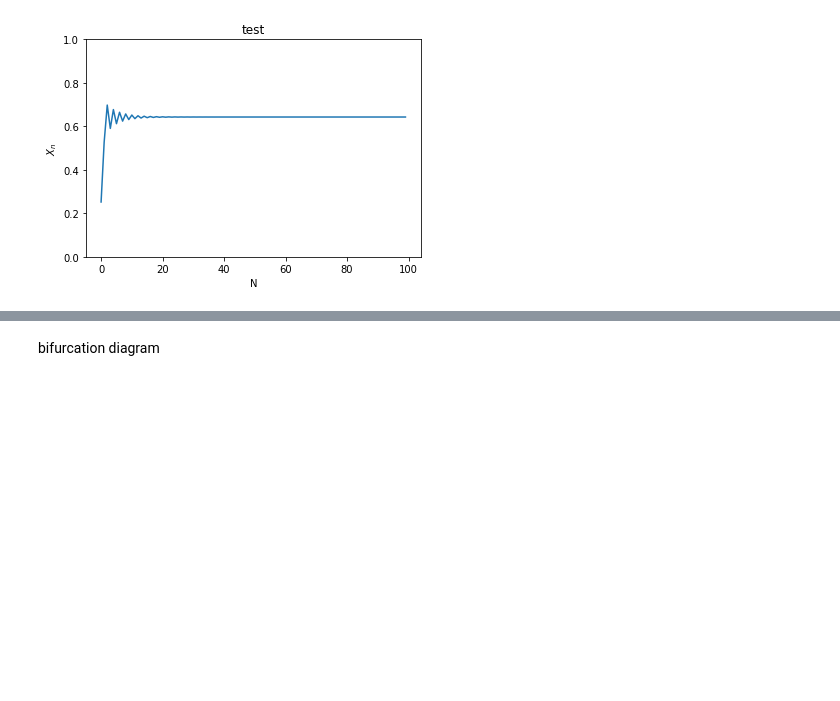
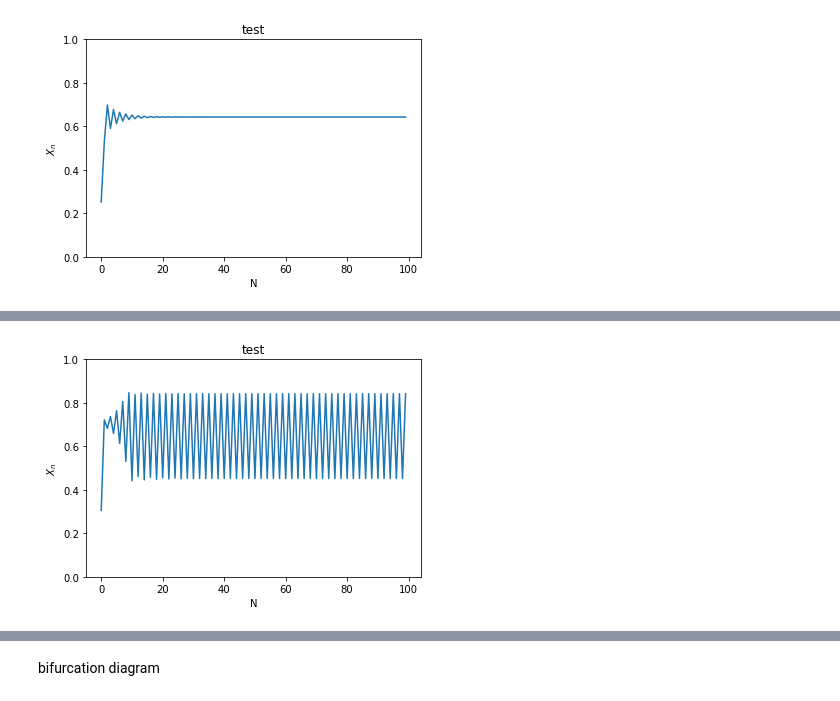
Before and after one commit to Linnore/MLCMS-EX3-GroupK, a Jupyter notebook: task4.ipynb, the cells around one changed output, grey strips where cells are left out. Saved outputs shown, nothing was run; the diff lists cells and outputs as text; code cells hidden in the pictures; blank space fills up the shorter version.

```diff
--- a/task4.ipynb
+++ b/task4.ipynb
@@ -31,0 +40,4 @@ task4_plot(r=2.8)
+# %%
+task4_plot(r=3.4)
+# %% [output]
+[figure, added]
```
Also changed, not shown: parts of 17 cells of this notebook, 1 other file.
